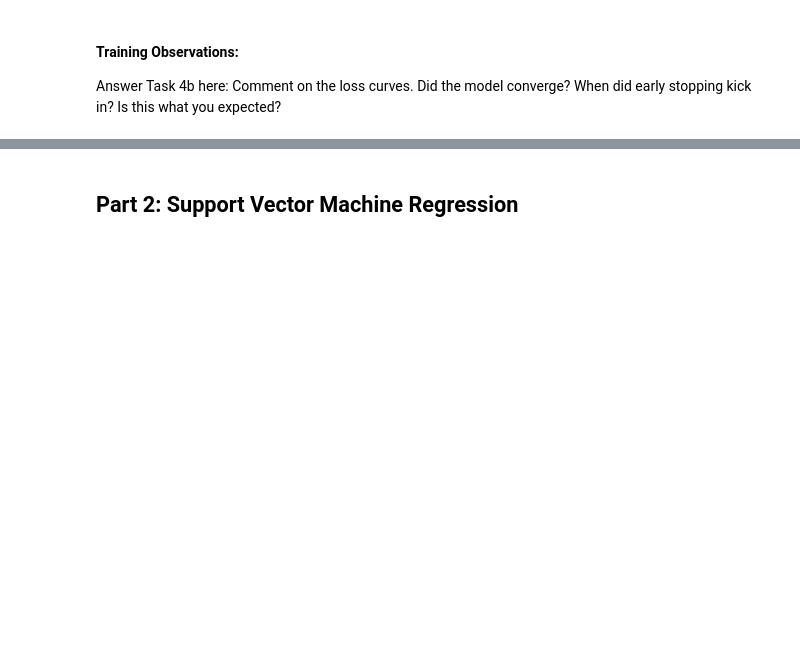
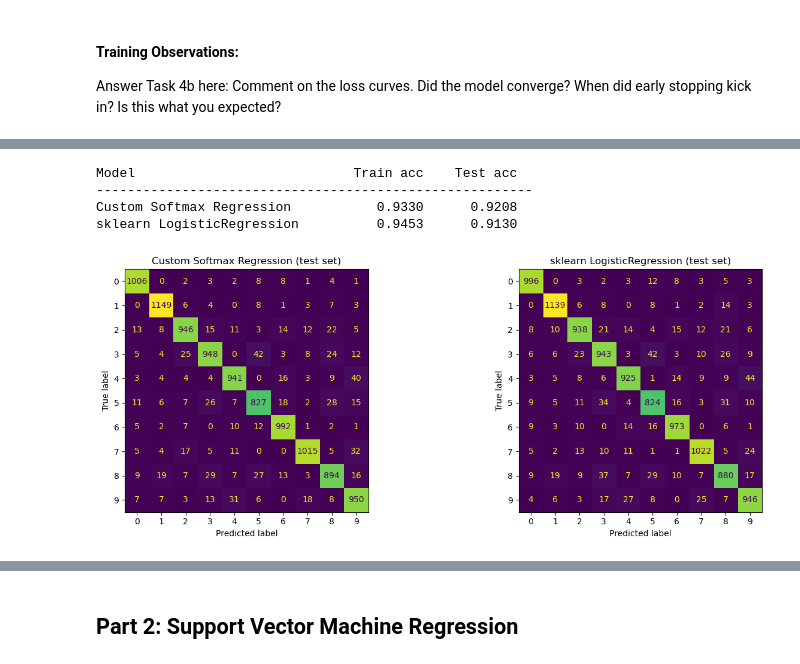
Before and after one commit to James-Wigfield/CITS5508-assignment-1, a Jupyter notebook: 23334375_assignment_1.ipynb, the cells around one changed output, grey strips where cells are left out. Saved outputs shown, nothing was run; the diff lists cells and outputs as text; code cells hidden in the pictures; blank space fills up the shorter version.

Commit message:
partially completed part one of the assignment

```diff
--- a/23334375_assignment_1.ipynb
+++ b/23334375_assignment_1.ipynb
@@ -123,2 +255,38 @@ introduce baseline scikit-learn model
 # %%
-# import logistic regression here
+from sklearn.linear_model import LogisticRegression
+from sklearn.metrics import accuracy_score, classification_report, ConfusionMatrixDisplay
+
+# penalty=None disables regularisation as required by the assignment brief
+sklearn_model = LogisticRegression(penalty=None, solver='lbfgs', max_iter=1000, random_state=42)
+sklearn_model.fit(X_train_norm, y_train)
+
+print(f"{'Model':<30}  {'Train acc':>10}  {'Test acc':>10}")
+print("-" * 56)
+for name, clf in [('Custom Softmax Regression', model), ('sklearn LogisticRegression', sklearn_model)]:
+    tr = accuracy_score(y_train, clf.predict(X_train_norm))
+    te = accuracy_score(y_test,  clf.predict(X_test_norm))
+    print(f"{name:<30}  {tr:>10.4f}  {te:>10.4f}")
+# %% [output]
+Model                            Train acc    Test acc
+--------------------------------------------------------
+Custom Softmax Regression           0.9330      0.9208
+sklearn LogisticRegression          0.9453      0.9130
+# %%
+fig, axes = plt.subplots(1, 2, figsize=(14, 5))
+
+ConfusionMatrixDisplay.from_predictions(
+    y_test, model.predict(X_test_norm),
+    ax=axes[0], colorbar=False
+)
+axes[0].set_title('Custom Softmax Regression (test set)')
+
+ConfusionMatrixDisplay.from_predictions(
+    y_test, sklearn_model.predict(X_test_norm),
+    ax=axes[1], colorbar=False
+)
+axes[1].set_title('sklearn LogisticRegression (test set)')
+
+plt.tight_layout()
+plt.show()
+# %% [output]
+[figure, added]
```
Also changed, not shown: parts of 11 cells of this notebook, 2 other files.
